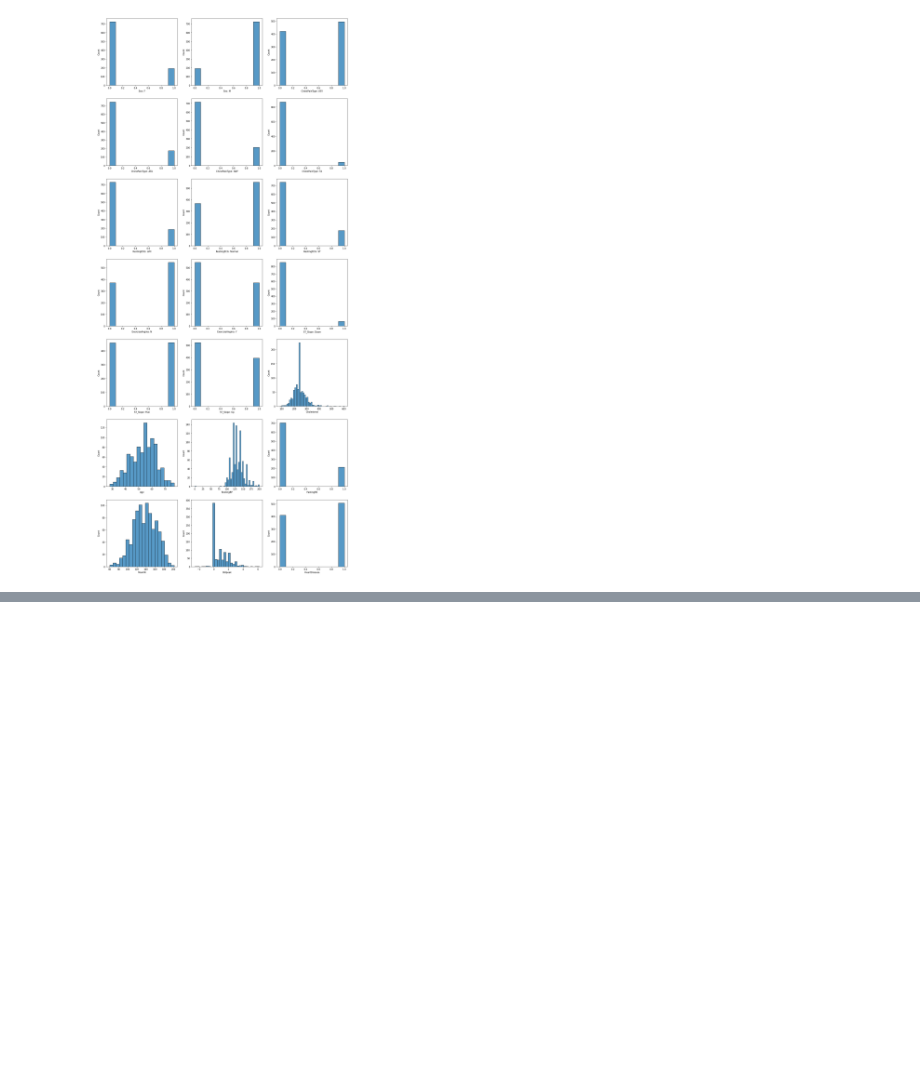
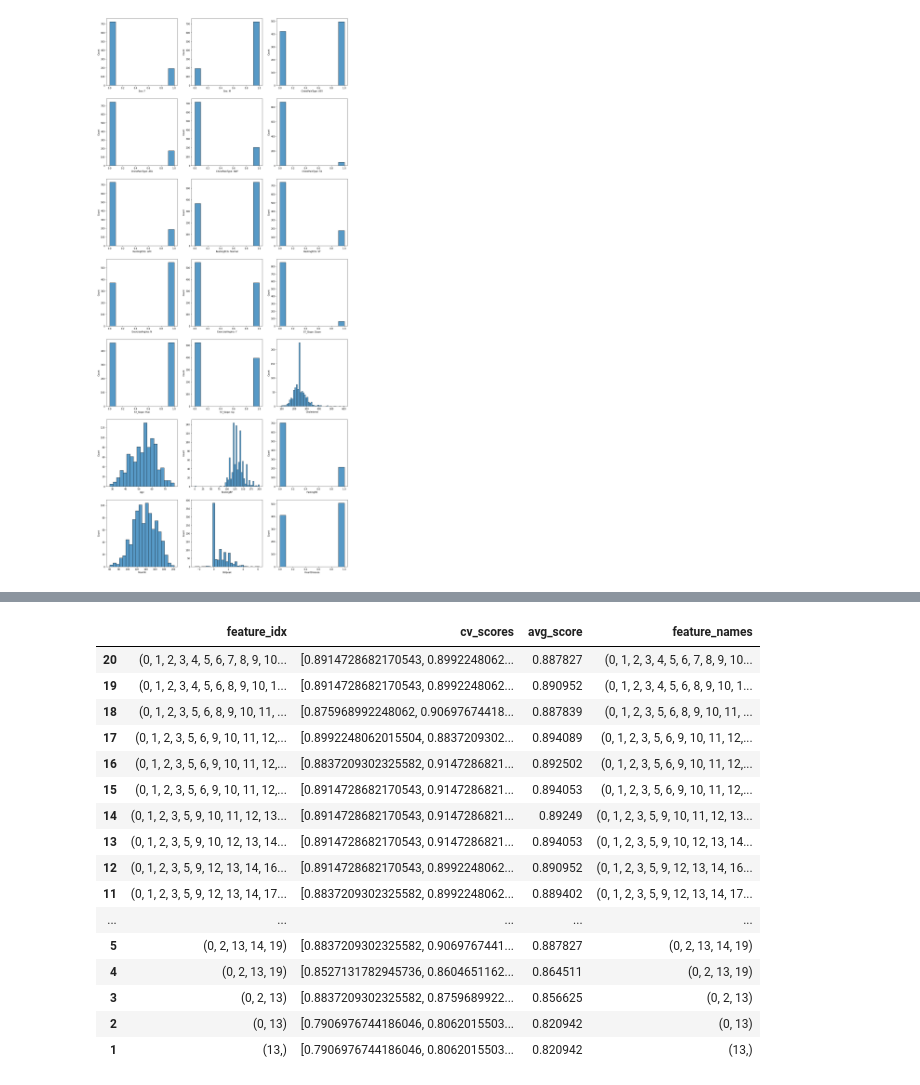
Before and after one commit to Gabriel-Stella/Heart_Failure, a Jupyter notebook: Heart_failure.ipynb, the cells around one changed output, grey strips where cells are left out. Cells and saved outputs as stored; diff of their text form; code cells hidden in the pictures; blank space fills up the shorter version.

```diff
--- a/Heart_failure.ipynb
+++ b/Heart_failure.ipynb
@@ -299,0 +549,22 @@ X_train,X_test,y_train,y_test = X[train_index],X[test_index],y[train_index],y[te
+# %%
+# Performance (cross-validation) for each number of features
+feature_selection = pd.DataFrame(sfs1.subsets_).T
+feature_selection
+# %% [output]
+|  | feature_idx | cv_scores | avg_score | feature_names |
+| 20 | (0, 1, 2, 3, 4, 5, 6, 7, 8, 9, 10... | [0.8914728682170543, 0.8992248062... | 0.887827 | (0, 1, 2, 3, 4, 5, 6, 7, 8, 9, 10... |
+| 19 | (0, 1, 2, 3, 4, 5, 6, 8, 9, 10, 1... | [0.8914728682170543, 0.8992248062... | 0.890952 | (0, 1, 2, 3, 4, 5, 6, 8, 9, 10, 1... |
+| 18 | (0, 1, 2, 3, 5, 6, 8, 9, 10, 11, ... | [0.875968992248062, 0.90697674418... | 0.887839 | (0, 1, 2, 3, 5, 6, 8, 9, 10, 11, ... |
+| 17 | (0, 1, 2, 3, 5, 6, 9, 10, 11, 12,... | [0.8992248062015504, 0.8837209302... | 0.894089 | (0, 1, 2, 3, 5, 6, 9, 10, 11, 12,... |
+| 16 | (0, 1, 2, 3, 5, 6, 9, 10, 11, 12,... | [0.8837209302325582, 0.9147286821... | 0.892502 | (0, 1, 2, 3, 5, 6, 9, 10, 11, 12,... |
+| 15 | (0, 1, 2, 3, 5, 6, 9, 10, 11, 12,... | [0.8914728682170543, 0.9147286821... | 0.894053 | (0, 1, 2, 3, 5, 6, 9, 10, 11, 12,... |
+| 14 | (0, 1, 2, 3, 5, 9, 10, 11, 12, 13... | [0.8914728682170543, 0.9147286821... | 0.89249 | (0, 1, 2, 3, 5, 9, 10, 11, 12, 13... |
+| 13 | (0, 1, 2, 3, 5, 9, 10, 12, 13, 14... | [0.8914728682170543, 0.9147286821... | 0.894053 | (0, 1, 2, 3, 5, 9, 10, 12, 13, 14... |
+| 12 | (0, 1, 2, 3, 5, 9, 12, 13, 14, 16... | [0.8914728682170543, 0.8992248062... | 0.890952 | (0, 1, 2, 3, 5, 9, 12, 13, 14, 16... |
+| 11 | (0, 1, 2, 3, 5, 9, 12, 13, 14, 17... | [0.8837209302325582, 0.8992248062... | 0.889402 | (0, 1, 2, 3, 5, 9, 12, 13, 14, 17... |
+| ... | ... | ... | ... | ... |
+| 5 | (0, 2, 13, 14, 19) | [0.8837209302325582, 0.9069767441... | 0.887827 | (0, 2, 13, 14, 19) |
+| 4 | (0, 2, 13, 19) | [0.8527131782945736, 0.8604651162... | 0.864511 | (0, 2, 13, 19) |
+| 3 | (0, 2, 13) | [0.8837209302325582, 0.8759689922... | 0.856625 | (0, 2, 13) |
+| 2 | (0, 13) | [0.7906976744186046, 0.8062015503... | 0.820942 | (0, 13) |
+| 1 | (13,) | [0.7906976744186046, 0.8062015503... | 0.820942 | (13,) |
```
Also changed, not shown: parts of 12 cells of this notebook, 2 other files.
